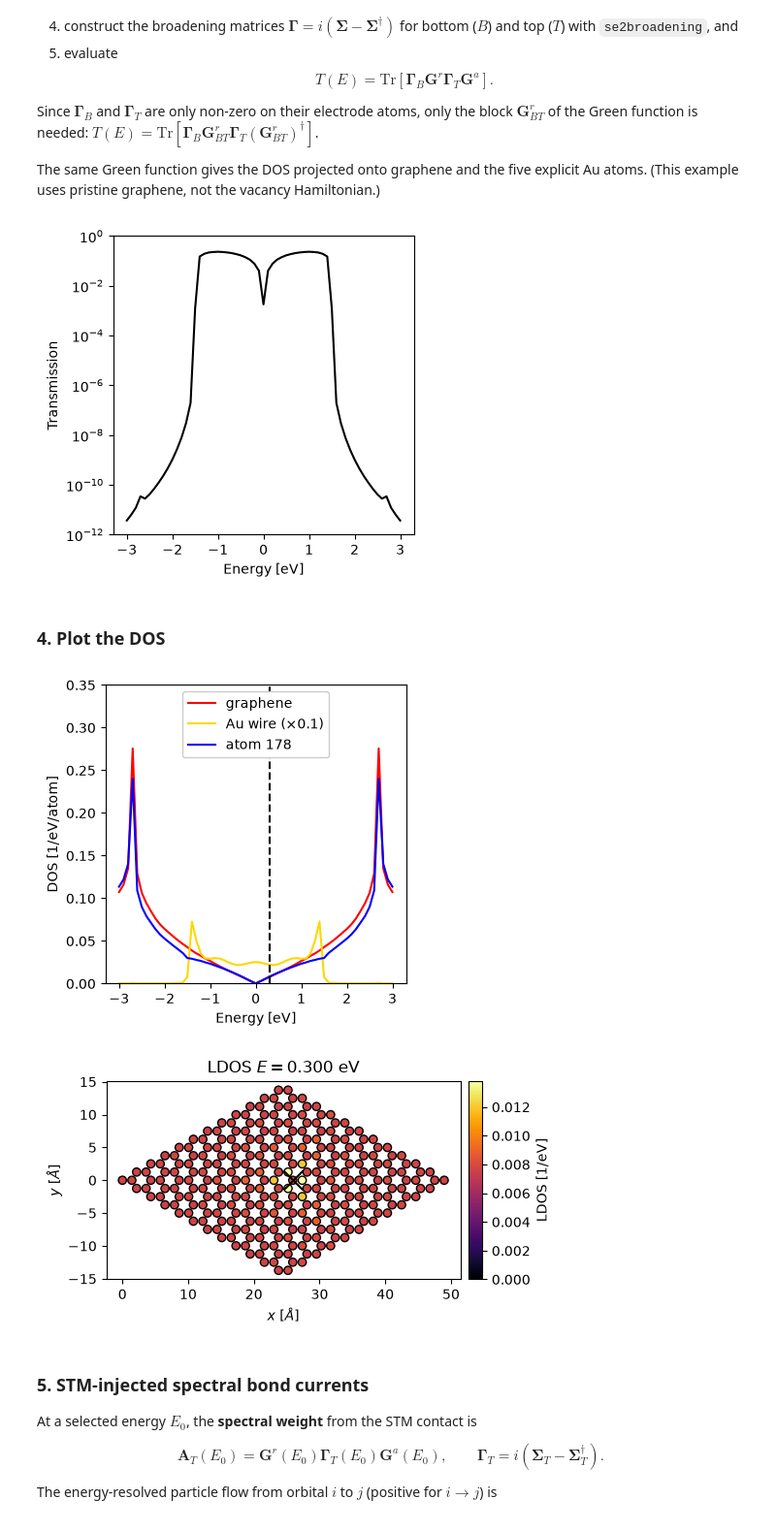
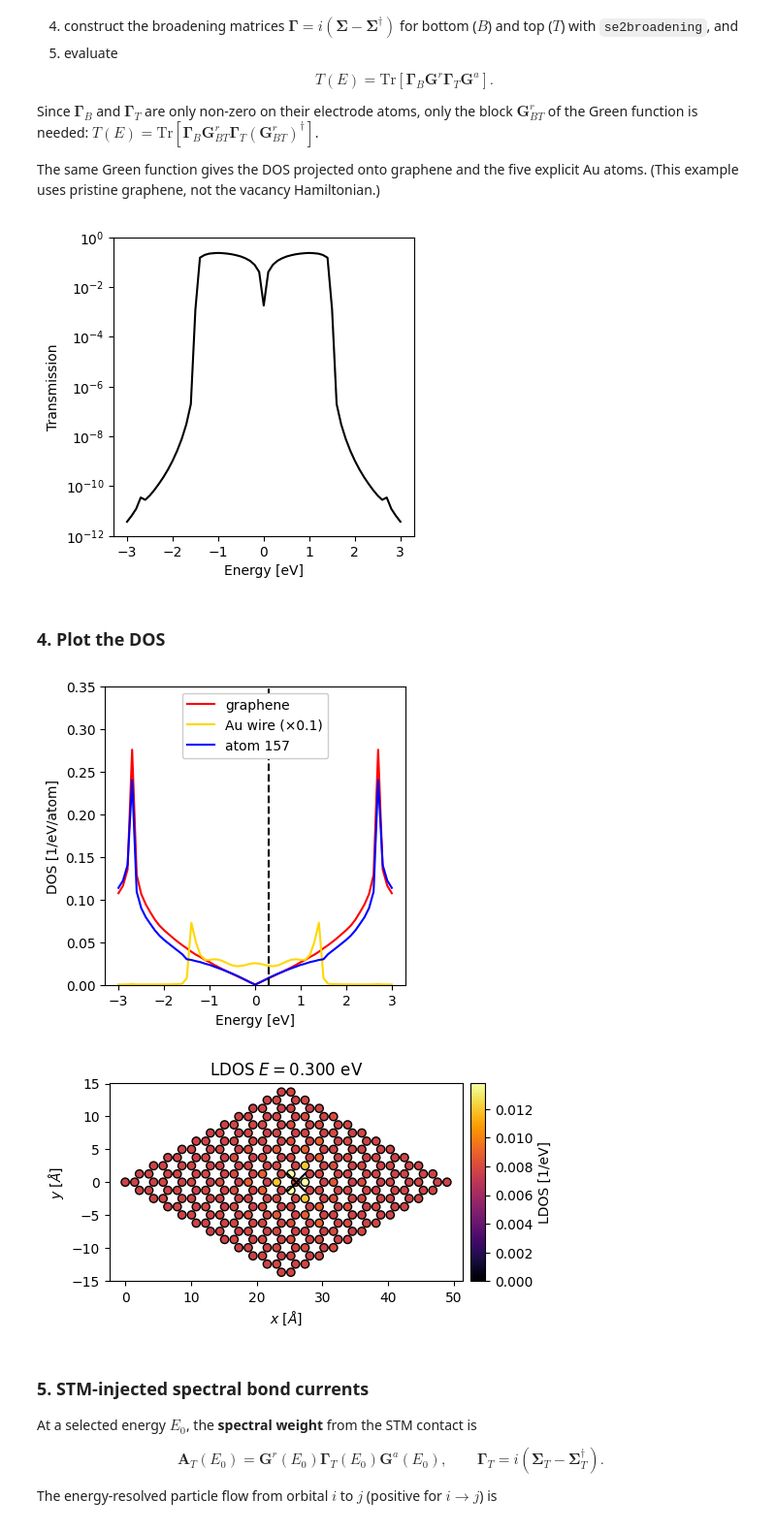
Before and after one commit to alananaya230798/Transiesta_School_2026, a Jupyter notebook: RealSpaceSelfEnergy/RealSpaceSelfEnergies.ipynb, the cells around one changed output. Shown at 97% size. Cells and saved outputs as stored; diff of their text form; code cells hidden in the pictures.

```diff
--- a/RealSpaceSelfEnergy/RealSpaceSelfEnergies.ipynb
+++ b/RealSpaceSelfEnergy/RealSpaceSelfEnergies.ipynb
@@ -263,7 +263,7 @@ ax.set_title(rf"LDOS $E={En[iE0]:.2f}$ eV");
 ### Visualizing the RSSE
 We can plot where the self energy lives in the electrode region. Here the imaginary part of the diagonal of $\boldsymbol\Sigma^{\mathcal R}$ is shown.
 # %%
-E = -0.5
+E = -0.0
 SE = RSSE.self_energy(E, coupling=True)
 
 fig, ax = plt.subplots(figsize=(5, 5))
@@ -277,7 +277,7 @@ ax.set_title(rf"RSSE $E={E:.2f}$ eV");
 # II. Single vacancy
 Now we proceed to remove an atom in the device region. This atomic vacancy gives rise to a localized state
 # %%
-idx_atom = 178  # an interior atom close to the centre of the sheet
+idx_atom = H_sheet.close( H_sheet.center(),R=a_cc)[0]  # an interior atom close to the centre of the sheet
 H_vac = H_sheet.remove(idx_atom)  # idx_atom >= n_rs, so the RSSE atoms are still the first n_rs atoms
 H_vac.geometry.plot(axes="xy", backend="matplotlib")
 # %% [output]
@@ -310,0 +334,28 @@ ax.set_title(rf"LDOS $E={En[iE0]:.2f}$ eV");
+# %%
+# Add H without automatic hoppings
+H_adatom = H_sheet.add(
+    # fill here
+)
+
+# Original carbon orbital index
+ioC = H_sheet.geometry.a2o(
+    # fill here
+)
+
+# Appended hydrogen orbital index
+ioH = H_defect.no - 1
+
+# Effective C-H hybridization
+t_CH =  # fill here
+
+H_adatom[
+    # fill here ,
+    # fill here
+    ] = t_CH
+H_adatom[
+    # fill here
+    ,
+    # fill here
+] = t_CH
+
+H_defect.finalize()
@@ -400,7 +478,7 @@ plt.xlabel("Energy [eV]")
 plt.ylabel("Transmission")
 plt.ylim(1e-12, 1);
 # %% [output]
-[figure, old version]
+[figure, new version]
 # %% [markdown]
 ### 4. Plot the DOS
 # %%
@@ -418,15 +496,15 @@ plt.ylabel("DOS [1/eV/atom]")
 plt.ylim(0, 0.35)
 plt.legend();
 # %% [output]
-[figure, old version]
+[figure, new version]
 # %%
 xyz = H_gr_stm.xyz
 fig, ax = plt.subplots(figsize=(5, 5))
 plot_ldos(ax, xyz[idx_graphene], LDOS_stm[iE0, idx_graphene])
-plot_atoms(ax, xyz[[idx_atom]], c="k", marker="x", s=200)
+plot_atoms(ax, xyz[[idx_atom]], c="red", marker="x", s=200)
 ax.set_title(rf"LDOS $E={En[iE0]:.3f}$ eV");
 # %% [output]
-[figure, old version]
+[figure, new version]
 # %% [markdown]
 ### 5. STM-injected spectral bond currents
 
```
Also changed, not shown: parts of 42 cells of this notebook, 32 other files.
